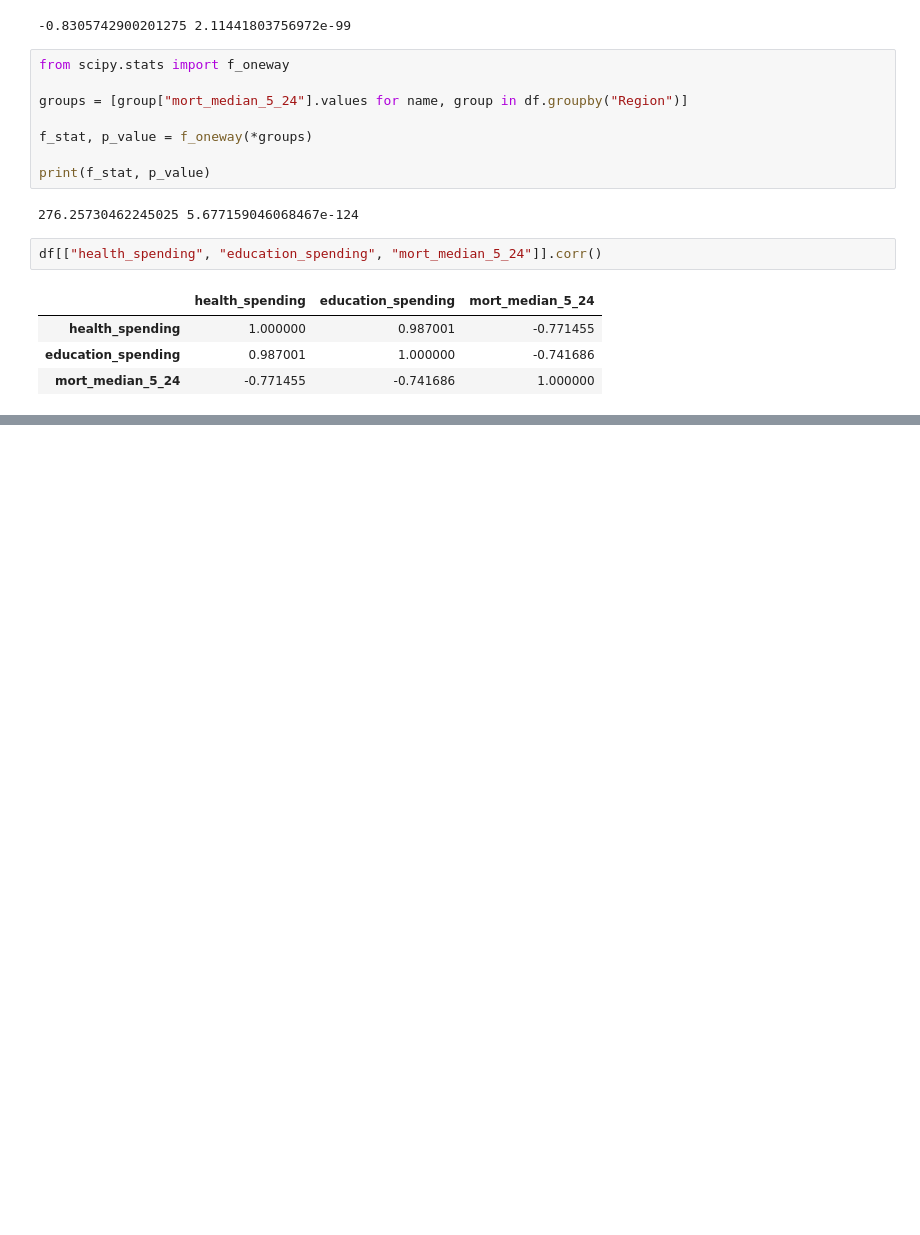
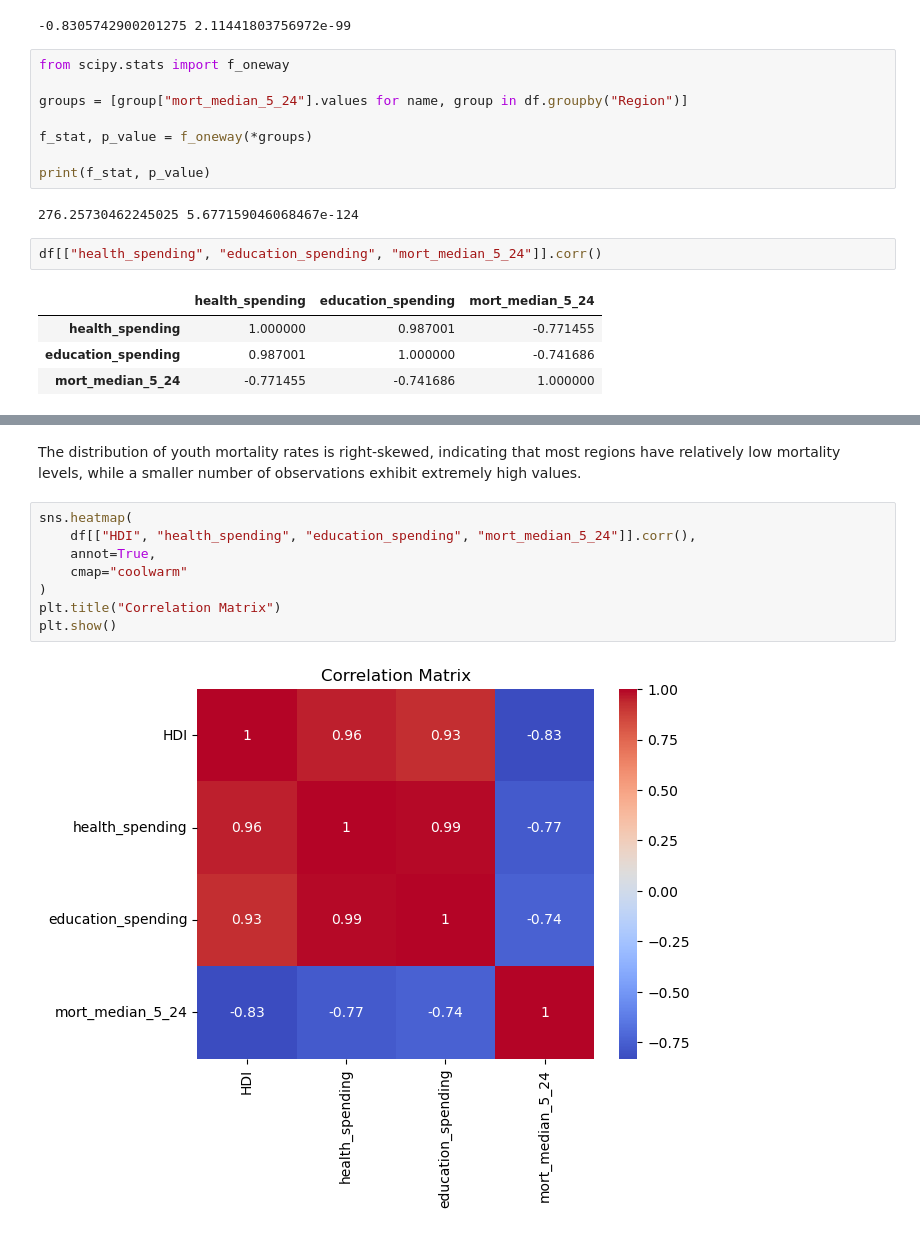
Before and after one commit to ecelule/dsa210project, a Jupyter notebook: project_basis.ipynb, the cells around one changed output, grey strips where cells are left out. Saved outputs shown, nothing was run; the diff lists cells and outputs as text; blank space fills up the shorter version.

```diff
--- a/project_basis.ipynb
+++ b/project_basis.ipynb
@@ -294,0 +333,12 @@ df[["health_spending", "education_spending", "mort_median_5_24"]].corr()
+# %% [markdown]
+The distribution of youth mortality rates is right-skewed, indicating that most regions have relatively low mortality levels, while a smaller number of observations exhibit extremely high values.
+# %%
+sns.heatmap(
+    df[["HDI", "health_spending", "education_spending", "mort_median_5_24"]].corr(),
+    annot=True,
+    cmap="coolwarm"
+)
+plt.title("Correlation Matrix")
+plt.show()
+# %% [output]
+[figure, added]
```
Also changed, not shown: parts of 28 cells of this notebook.
